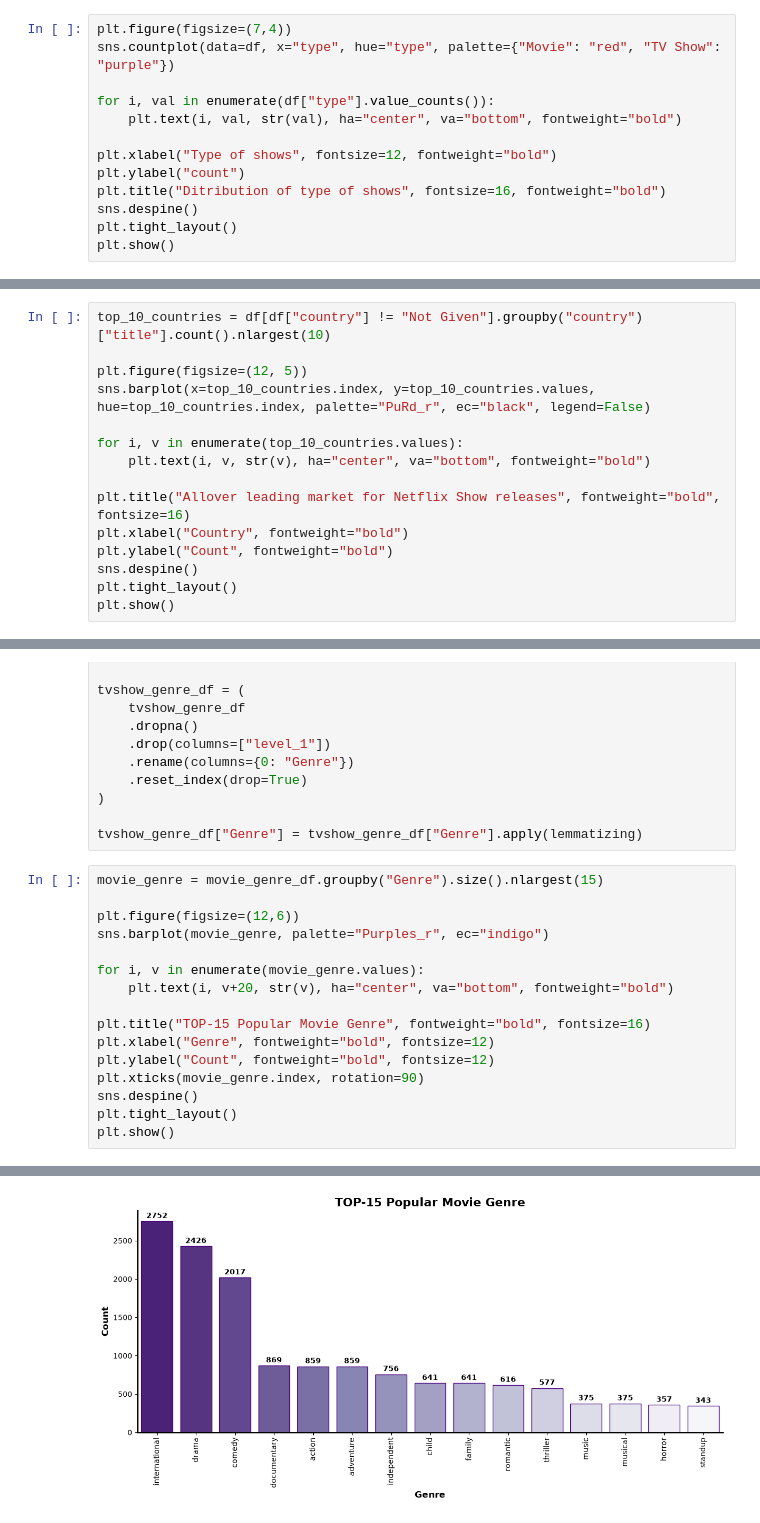
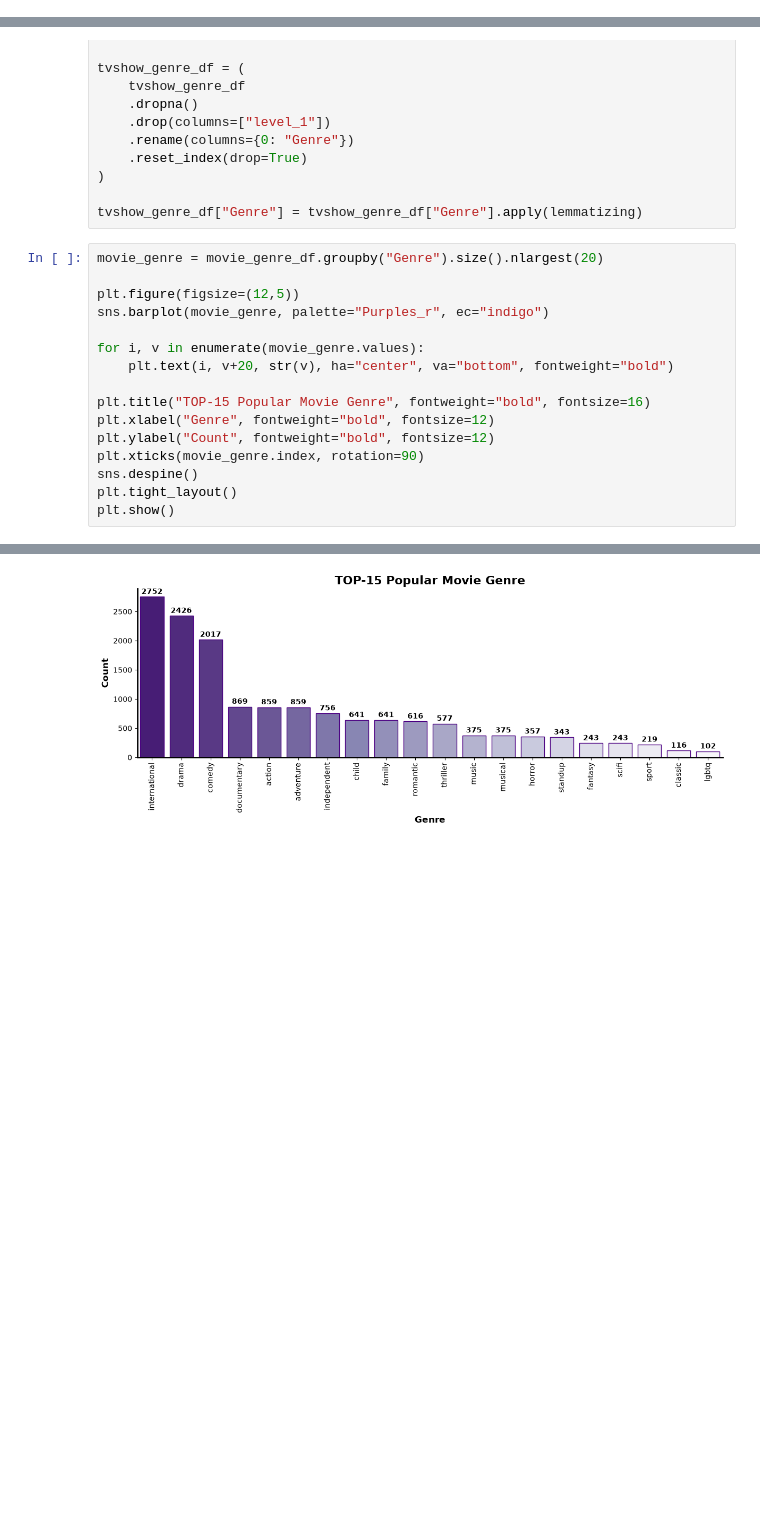
Before and after one commit to VaradVaste/Netflix_recommendation_system, a Jupyter notebook: notebooks/eda.ipynb, the cells around one changed output, grey strips where cells are left out. Saved outputs shown, nothing was run; the diff lists cells and outputs as text; blank space fills up the shorter version.

```diff
--- a/notebooks/eda.ipynb
+++ b/notebooks/eda.ipynb
@@ -51,16 +51,3 @@ memory usage: 2.8 MB
 df["date_added"] = pd.to_datetime(df["date_added"])
 # %% [markdown]
 ## ****Exploratory Data Analysis****
-# %%
-plt.figure(figsize=(7,4))
-sns.countplot(data=df, x="type", hue="type", palette={"Movie": "red", "TV Show": "purple"})
-
-for i, val in enumerate(df["type"].value_counts()):
-    plt.text(i, val, str(val), ha="center", va="bottom", fontweight="bold")
-
-plt.xlabel("Type of shows", fontsize=12, fontweight="bold")
-plt.ylabel("count")
-plt.title("Ditribution of type of shows", fontsize=16, fontweight="bold")
-sns.despine()
-plt.tight_layout()
-plt.show()
@@ -69,15 +53,0 @@ plt.show()
-# %%
-top_10_countries = df[df["country"] != "Not Given"].groupby("country")["title"].count().nlargest(10)
-
-plt.figure(figsize=(12, 5))
-sns.barplot(x=top_10_countries.index, y=top_10_countries.values, hue=top_10_countries.index, palette="PuRd_r", ec="black", legend=False)
-
-for i, v in enumerate(top_10_countries.values):
-    plt.text(i, v, str(v), ha="center", va="bottom", fontweight="bold")
-
-plt.title("Allover leading market for Netflix Show releases", fontweight="bold", fontsize=16)
-plt.xlabel("Country", fontweight="bold")
-plt.ylabel("Count", fontweight="bold")
-sns.despine()
-plt.tight_layout()
-plt.show()
@@ -266,24 +253,24 @@ tvshow_genre_df = (
 
 tvshow_genre_df["Genre"] = tvshow_genre_df["Genre"].apply(lemmatizing)
 # %%
-movie_genre = movie_genre_df.groupby("Genre").size().nlargest(15)
+movie_genre = movie_genre_df.groupby("Genre").size().nlargest(20)
 
-plt.figure(figsize=(12,6))
+plt.figure(figsize=(12,5))
 sns.barplot(movie_genre, palette="Purples_r", ec="indigo")
 
 for i, v in enumerate(movie_genre.values):
     plt.text(i, v+20, str(v), ha="center", va="bottom", fontweight="bold")
 
 plt.title("TOP-15 Popular Movie Genre", fontweight="bold", fontsize=16)
 plt.xlabel("Genre", fontweight="bold", fontsize=12)
 plt.ylabel("Count", fontweight="bold", fontsize=12)
 plt.xticks(movie_genre.index, rotation=90)
 sns.despine()
 plt.tight_layout()
 plt.show()
 # %% [output]
 Passing `palette` without assigning `hue` is deprecated and will be removed in v0.14.0. Assign the `x` variable to `hue` and set `legend=False` for the same effect.
 
   sns.barplot(movie_genre, palette="Purples_r", ec="indigo")
-[figure, old version]
+[figure, new version]
 # %%
```
Also changed, not shown: parts of 4 cells of this notebook.
